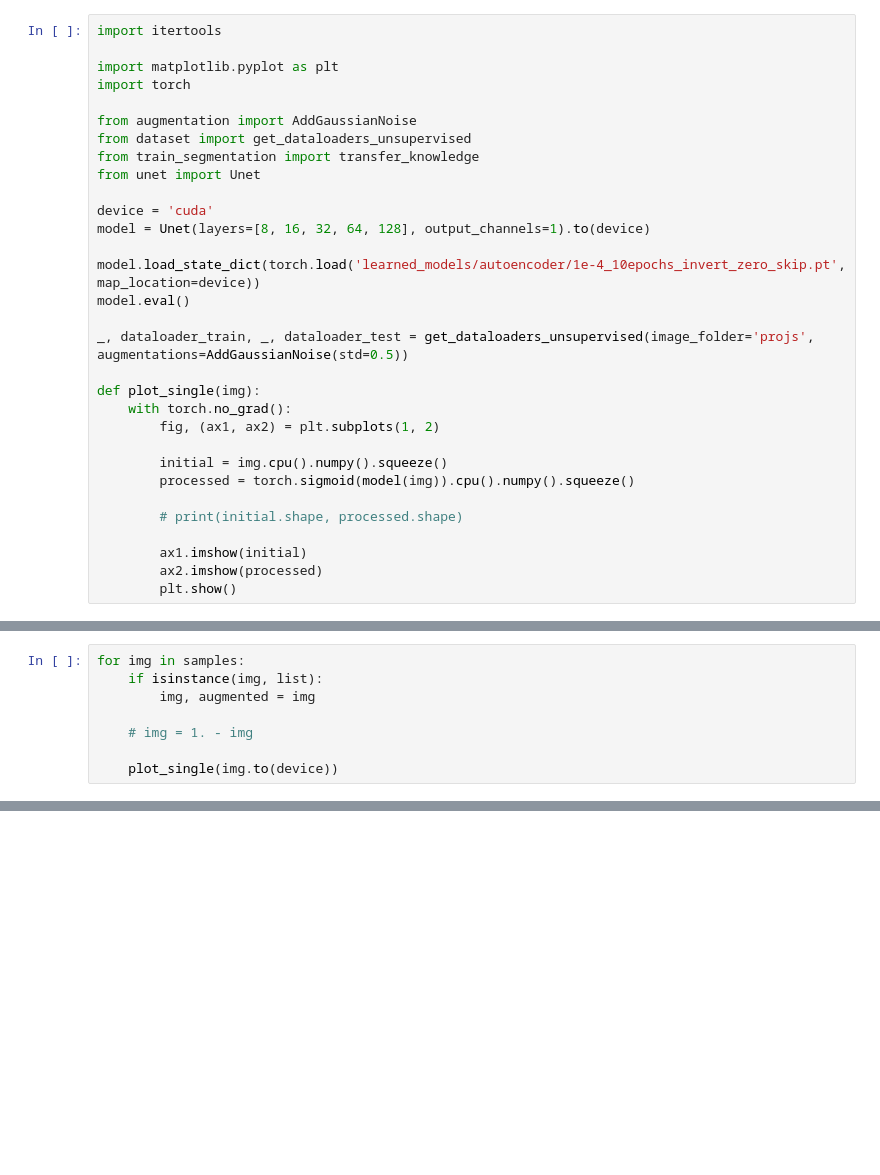
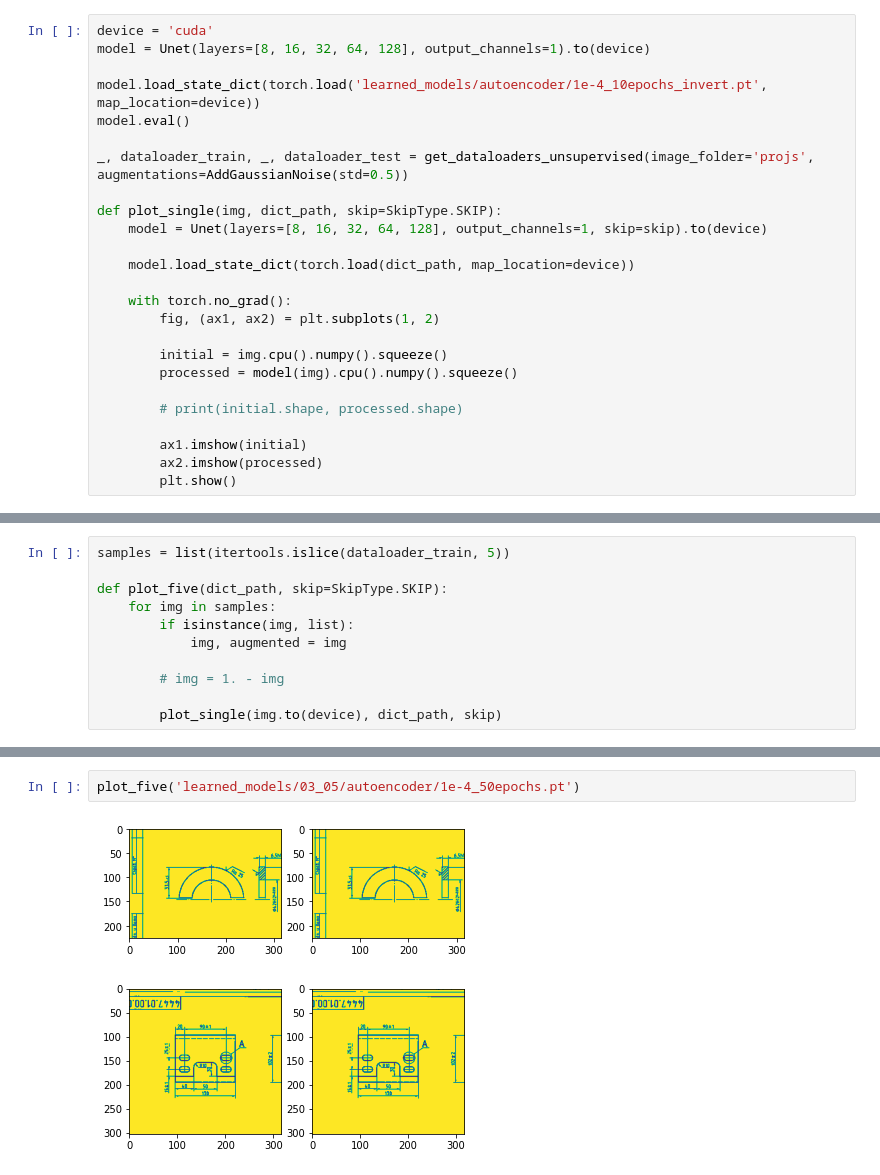
Before and after one commit to ars860/Blueprins, a Jupyter notebook: autoencoder.ipynb, the cells around one changed output, grey strips where cells are left out. Drawn from its saved outputs; the diff is of its cells as text; blank space fills up the shorter version.

```diff
--- a/autoencoder.ipynb
+++ b/autoencoder.ipynb
@@ -1,28 +15,22 @@
 # %%
-import itertools
-
-import matplotlib.pyplot as plt
-import torch
-
-from augmentation import AddGaussianNoise
-from dataset import get_dataloaders_unsupervised
-from train_segmentation import transfer_knowledge
-from unet import Unet
-
 device = 'cuda'
 model = Unet(layers=[8, 16, 32, 64, 128], output_channels=1).to(device)
 
-model.load_state_dict(torch.load('learned_models/autoencoder/1e-4_10epochs_invert_zero_skip.pt', map_location=device))
+model.load_state_dict(torch.load('learned_models/autoencoder/1e-4_10epochs_invert.pt', map_location=device))
 model.eval()
 
 _, dataloader_train, _, dataloader_test = get_dataloaders_unsupervised(image_folder='projs', augmentations=AddGaussianNoise(std=0.5))
 
-def plot_single(img):
+def plot_single(img, dict_path, skip=SkipType.SKIP):
+    model = Unet(layers=[8, 16, 32, 64, 128], output_channels=1, skip=skip).to(device)
+
+    model.load_state_dict(torch.load(dict_path, map_location=device))
+
     with torch.no_grad():
         fig, (ax1, ax2) = plt.subplots(1, 2)
 
         initial = img.cpu().numpy().squeeze()
-        processed = torch.sigmoid(model(img)).cpu().numpy().squeeze()
+        processed = model(img).cpu().numpy().squeeze()
 
         # print(initial.shape, processed.shape)
 
@@ -34,8 +40,11 @@ samples = list(itertools.islice(dataloader_train, 10))
 # %%
-for img in samples:
-    if isinstance(img, list):
-        img, augmented = img
+samples = list(itertools.islice(dataloader_train, 5))
 
-    # img = 1. - img
+def plot_five(dict_path, skip=SkipType.SKIP):
+    for img in samples:
+        if isinstance(img, list):
+            img, augmented = img
 
-    plot_single(img.to(device))
+        # img = 1. - img
+
+        plot_single(img.to(device), dict_path, skip)
@@ -52,0 +51,5 @@ for img in samples:
+# %%
+plot_five('learned_models/03_05/autoencoder/1e-4_50epochs.pt')
+# %% [output]
+[figure, added]
+[figure, added]
```
Also changed, not shown: parts of 14 cells of this notebook, 7 other files.
